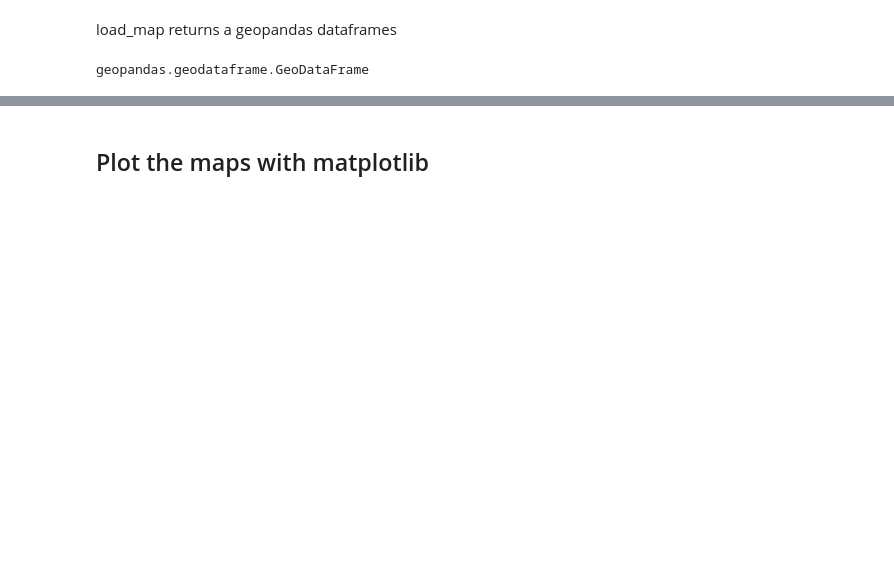
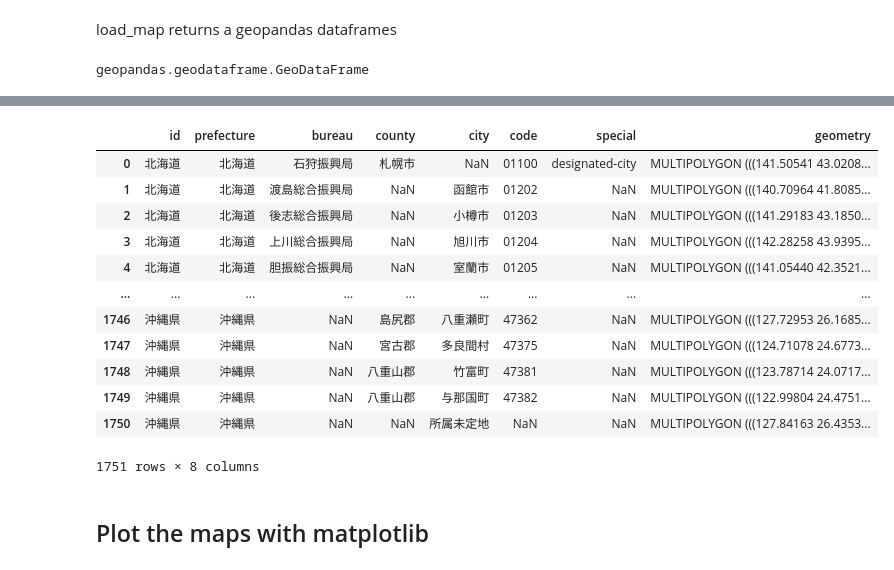
Before and after one commit to passaglia/japandata, a Jupyter notebook: notebooks/maps.ipynb, the cells around one changed output, grey strips where cells are left out. Saved outputs shown, nothing was run; the diff lists cells and outputs as text; code cells hidden in the pictures; blank space fills up the shorter version.

```diff
--- a/notebooks/maps.ipynb
+++ b/notebooks/maps.ipynb
@@ -27,4 +30,20 @@ id              object
 dtype: object
+# %%
+city_dc_map
+# %% [output]
+|  | id | prefecture | bureau | county | city | code | special | geometry |
+| 0 | 北海道 | 北海道 | 石狩振興局 | 札幌市 | NaN | 01100 | designated-city | MULTIPOLYGON (((141.50541 43.0208... |
+| 1 | 北海道 | 北海道 | 渡島総合振興局 | NaN | 函館市 | 01202 | NaN | MULTIPOLYGON (((140.70964 41.8085... |
+| 2 | 北海道 | 北海道 | 後志総合振興局 | NaN | 小樽市 | 01203 | NaN | MULTIPOLYGON (((141.29183 43.1850... |
+| 3 | 北海道 | 北海道 | 上川総合振興局 | NaN | 旭川市 | 01204 | NaN | MULTIPOLYGON (((142.28258 43.9395... |
+| 4 | 北海道 | 北海道 | 胆振総合振興局 | NaN | 室蘭市 | 01205 | NaN | MULTIPOLYGON (((141.05440 42.3521... |
+| ... | ... | ... | ... | ... | ... | ... | ... | ... |
+| 1746 | 沖縄県 | 沖縄県 | NaN | 島尻郡 | 八重瀬町 | 47362 | NaN | MULTIPOLYGON (((127.72953 26.1685... |
+| 1747 | 沖縄県 | 沖縄県 | NaN | 宮古郡 | 多良間村 | 47375 | NaN | MULTIPOLYGON (((124.71078 24.6773... |
+| 1748 | 沖縄県 | 沖縄県 | NaN | 八重山郡 | 竹富町 | 47381 | NaN | MULTIPOLYGON (((123.78714 24.0717... |
+| 1749 | 沖縄県 | 沖縄県 | NaN | 八重山郡 | 与那国町 | 47382 | NaN | MULTIPOLYGON (((122.99804 24.4751... |
+| 1750 | 沖縄県 | 沖縄県 | NaN | NaN | 所属未定地 | NaN | NaN | MULTIPOLYGON (((127.84163 26.4353... |
+1751 rows × 8 columns
 # %% [markdown]
 ## Plot the maps with matplotlib
 # %%
```
Also changed, not shown: parts of 13 cells of this notebook, 1 other file.
